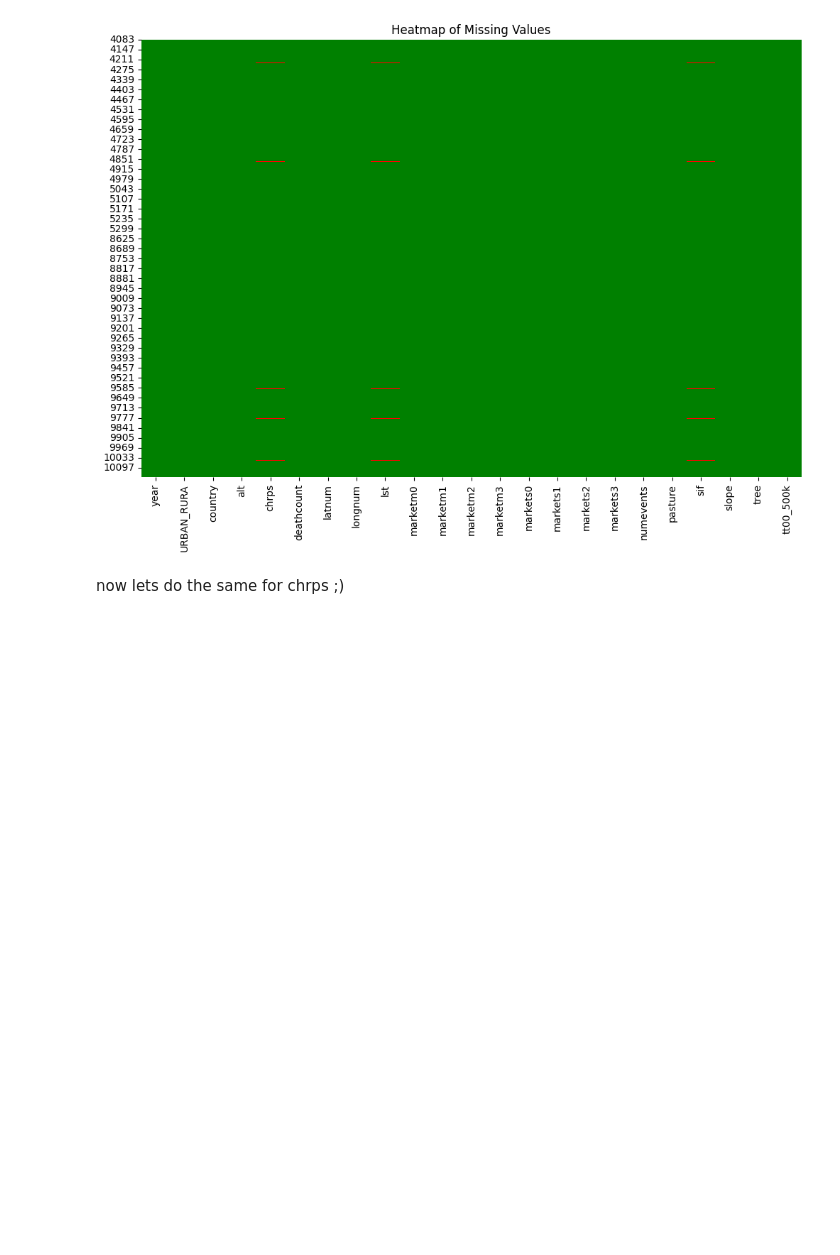
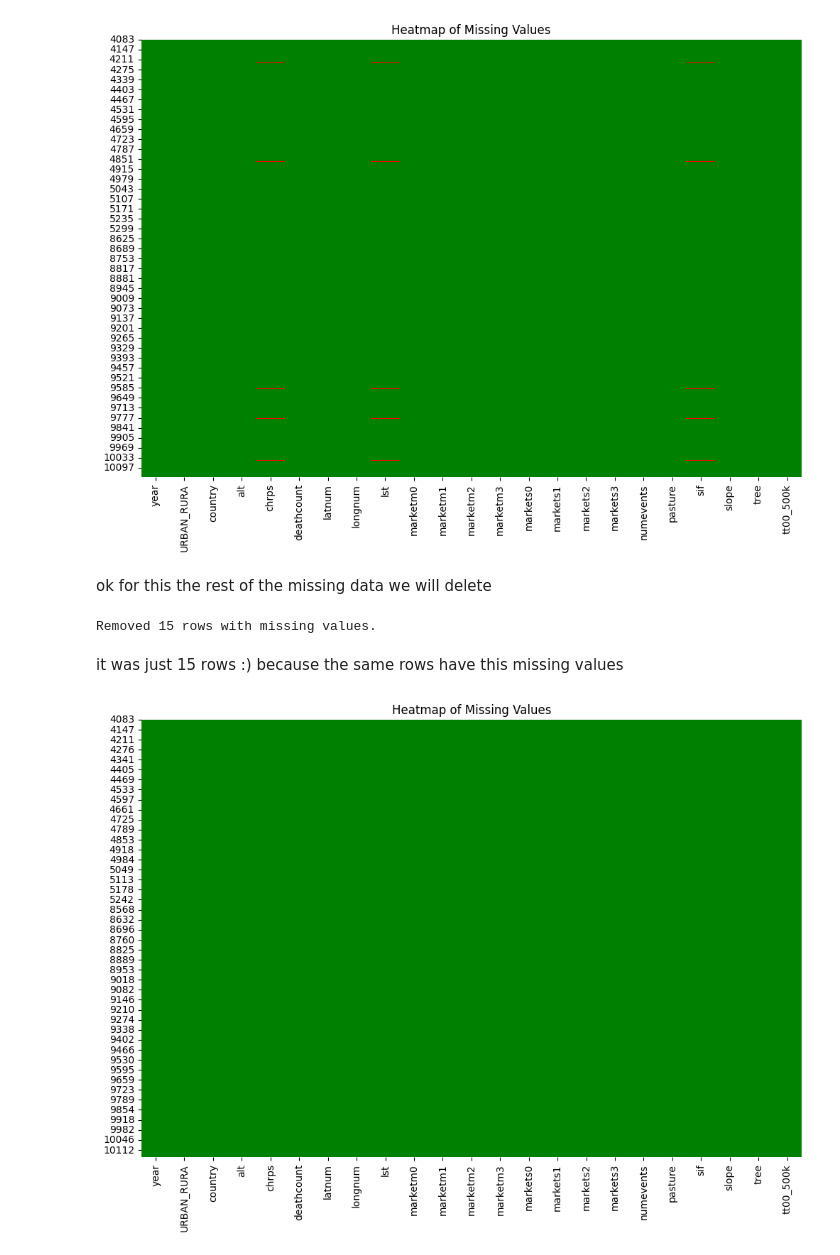
Before and after one commit to AdamPrzychodniPrivate/ml-poverty-prediction, a Jupyter notebook: pipeline/notebooks/2-eda-kaggle-python.ipynb, the cells around one changed output. Saved outputs shown, nothing was run; the diff lists cells and outputs as text; code cells hidden in the pictures; blank space fills up the shorter version.

```diff
--- a/pipeline/notebooks/2-eda-kaggle-python.ipynb
+++ b/pipeline/notebooks/2-eda-kaggle-python.ipynb
@@ -637,5 +638,5 @@ sif                15    0.533428
 explore_missing_values(df)
 # %% [output]
 [figure]
-# %% [markdown]
-now lets do the same for chrps ;)
+# %% [markdown]
+ok for this the rest of the missing data we will delete
@@ -641,0 +700,10 @@ now lets do the same for chrps ;)
+# %%
+df = remove_rows_with_missing_values(df, verbose=True)
+# %% [output]
+Removed 15 rows with missing values.
+# %% [markdown]
+it was just 15 rows :) because the same rows have this missing values
+# %%
+explore_missing_values(df)
+# %% [output]
+[figure, added]
```
Also changed, not shown: parts of 3 cells of this notebook.
